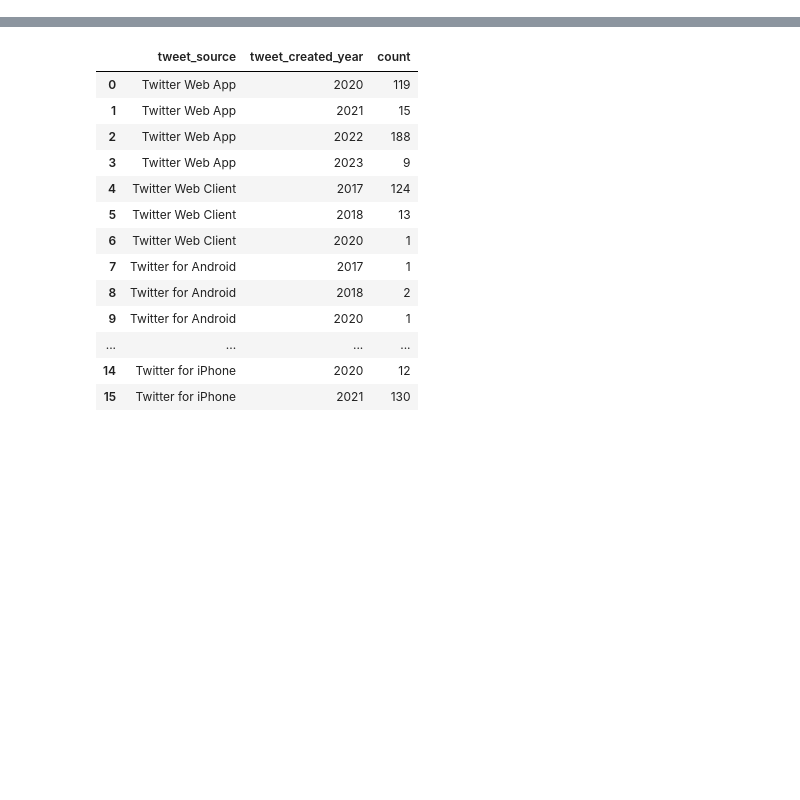
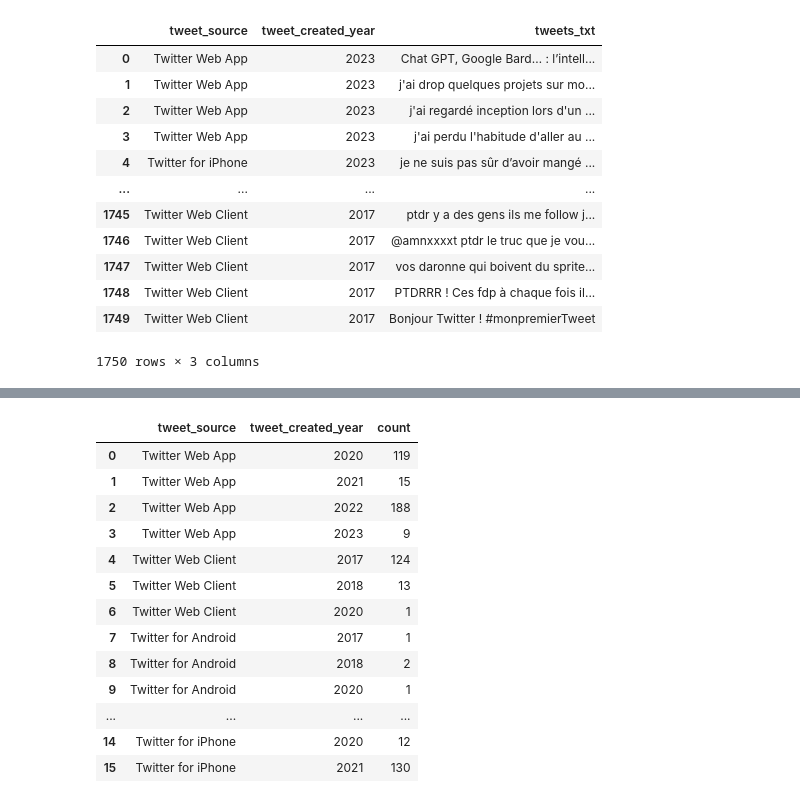
Before and after one commit to 1017SQD/plotly-app, a Jupyter notebook: test.ipynb, the cells around one changed output, grey strips where cells are left out. Cells and saved outputs as stored; diff of their text form; code cells hidden in the pictures; blank space fills up the shorter version.

```diff
--- a/test.ipynb
+++ b/test.ipynb
@@ -90,0 +233,16 @@ array(['2023', '2022', '2021', '2020', '2019', '2018', '2017'],
+# %%
+df
+# %% [output]
+|  | tweet_source | tweet_created_year | tweets_txt |
+| 0 | Twitter Web App | 2023 | Chat GPT, Google Bard… : l’intell... |
+| 1 | Twitter Web App | 2023 | j'ai drop quelques projets sur mo... |
+| 2 | Twitter Web App | 2023 | j'ai regardé inception lors d'un ... |
+| 3 | Twitter Web App | 2023 | j'ai perdu l'habitude d'aller au ... |
+| 4 | Twitter for iPhone | 2023 | je ne suis pas sûr d’avoir mangé ... |
+| ... | ... | ... | ... |
+| 1745 | Twitter Web Client | 2017 | ptdr y a des gens ils me follow j... |
+| 1746 | Twitter Web Client | 2017 | @amnxxxxt ptdr le truc que je vou... |
+| 1747 | Twitter Web Client | 2017 | vos daronne qui boivent du sprite... |
+| 1748 | Twitter Web Client | 2017 | PTDRRR ! Ces fdp à chaque fois il... |
+| 1749 | Twitter Web Client | 2017 | Bonjour Twitter ! #monpremierTweet |
+1750 rows × 3 columns
```
Also changed, not shown: parts of 17 cells of this notebook, 4 other files.
